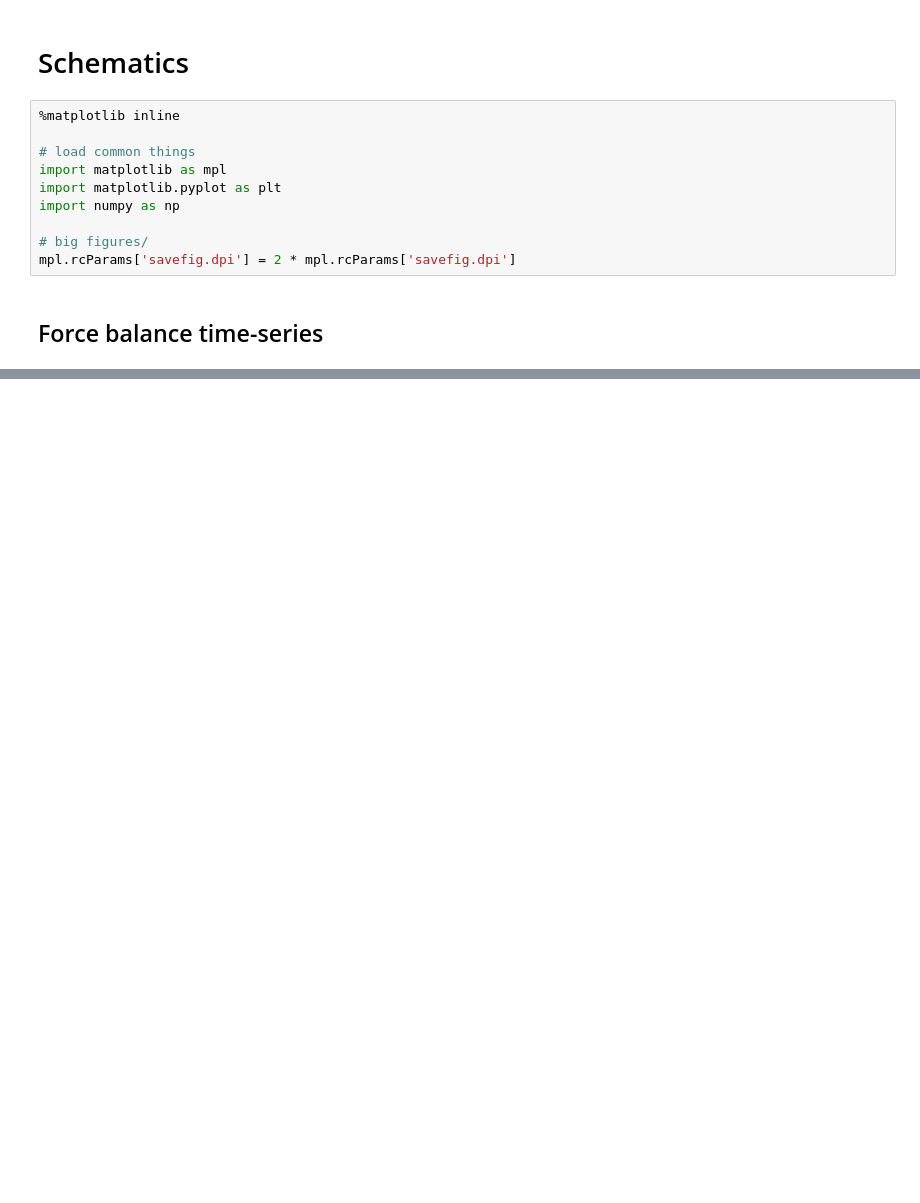
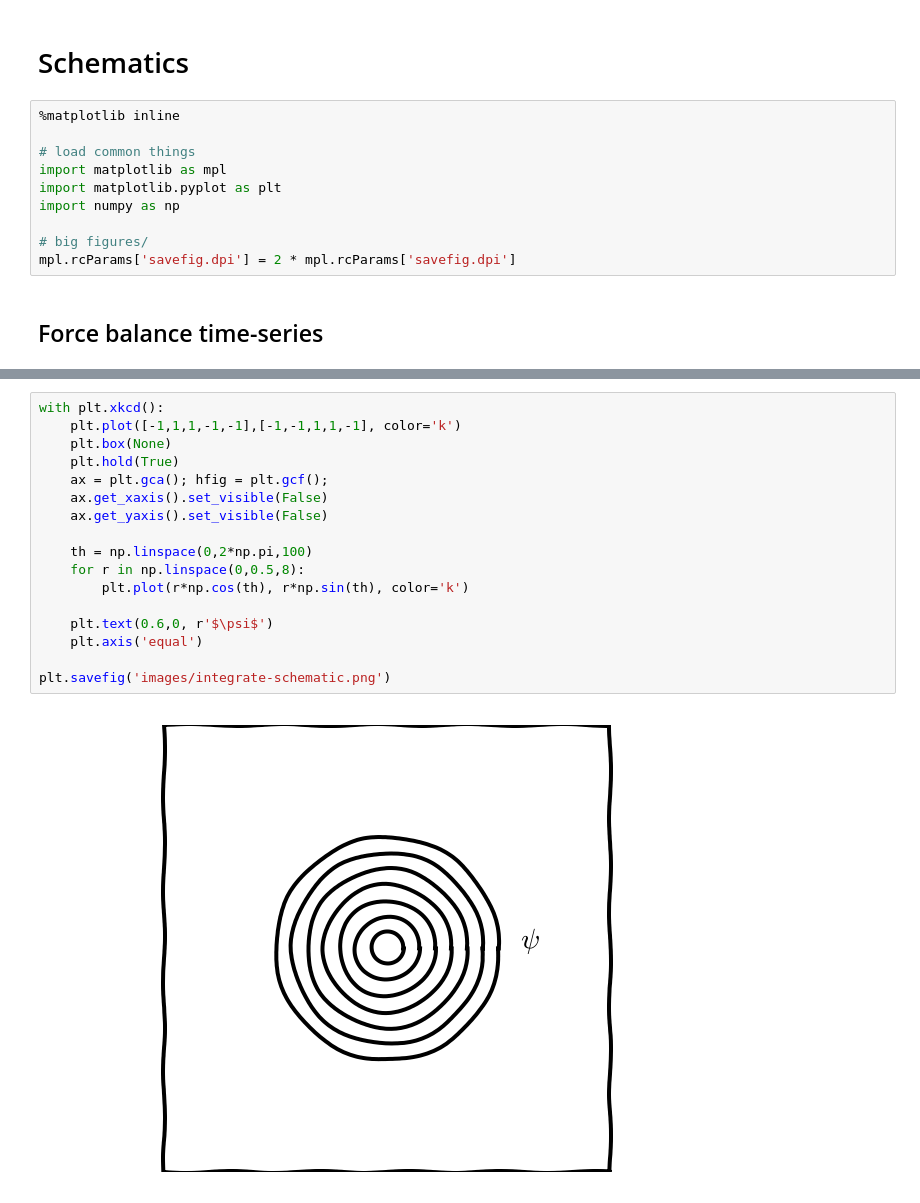
Before and after one commit to dcherian/xkcd-like-schematic, a Jupyter notebook: schematics.ipynb, the cells around one changed output, grey strips where cells are left out. Saved outputs shown, nothing was run; the diff lists cells and outputs as text; blank space fills up the shorter version.

```diff
--- a/schematics.ipynb
+++ b/schematics.ipynb
@@ -60,0 +80,19 @@ with plt.xkcd():
+# %%
+with plt.xkcd():
+    plt.plot([-1,1,1,-1,-1],[-1,-1,1,1,-1], color='k')
+    plt.box(None)
+    plt.hold(True)
+    ax = plt.gca(); hfig = plt.gcf();
+    ax.get_xaxis().set_visible(False)
+    ax.get_yaxis().set_visible(False)
+
+    th = np.linspace(0,2*np.pi,100)
+    for r in np.linspace(0,0.5,8):
+        plt.plot(r*np.cos(th), r*np.sin(th), color='k')
+
+    plt.text(0.6,0, r'$\psi$')
+    plt.axis('equal')
+
+plt.savefig('images/integrate-schematic.png')
+# %% [output]
+[figure, added]
```
Also changed, not shown: parts of 1 cell of this notebook.
